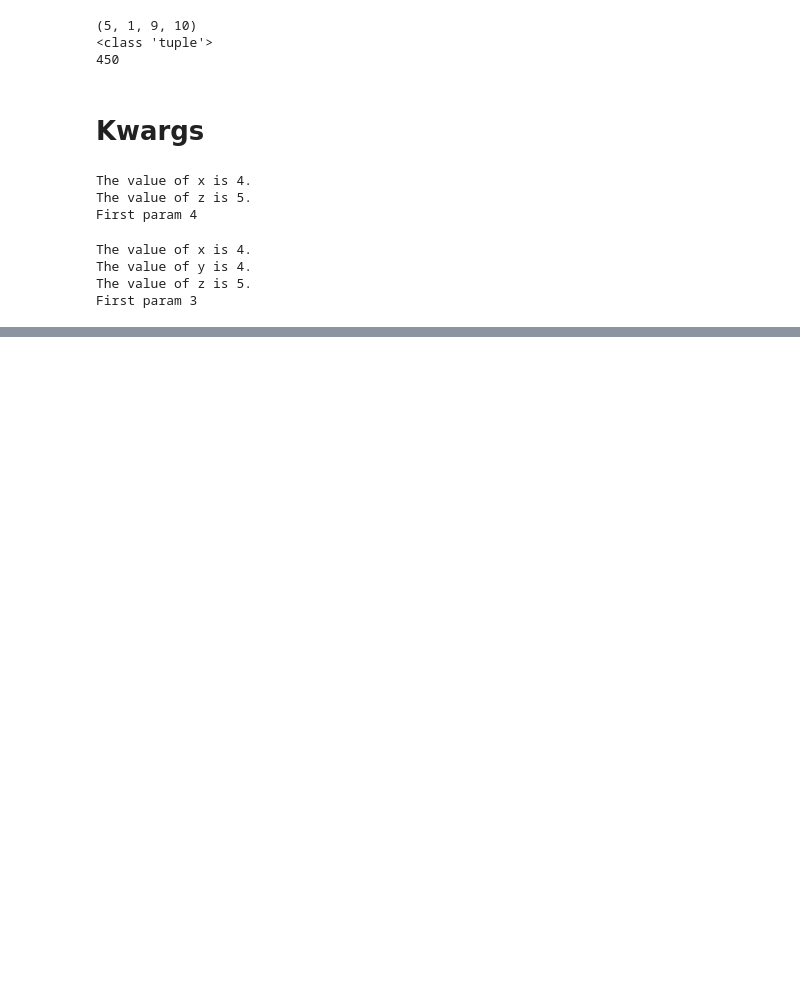
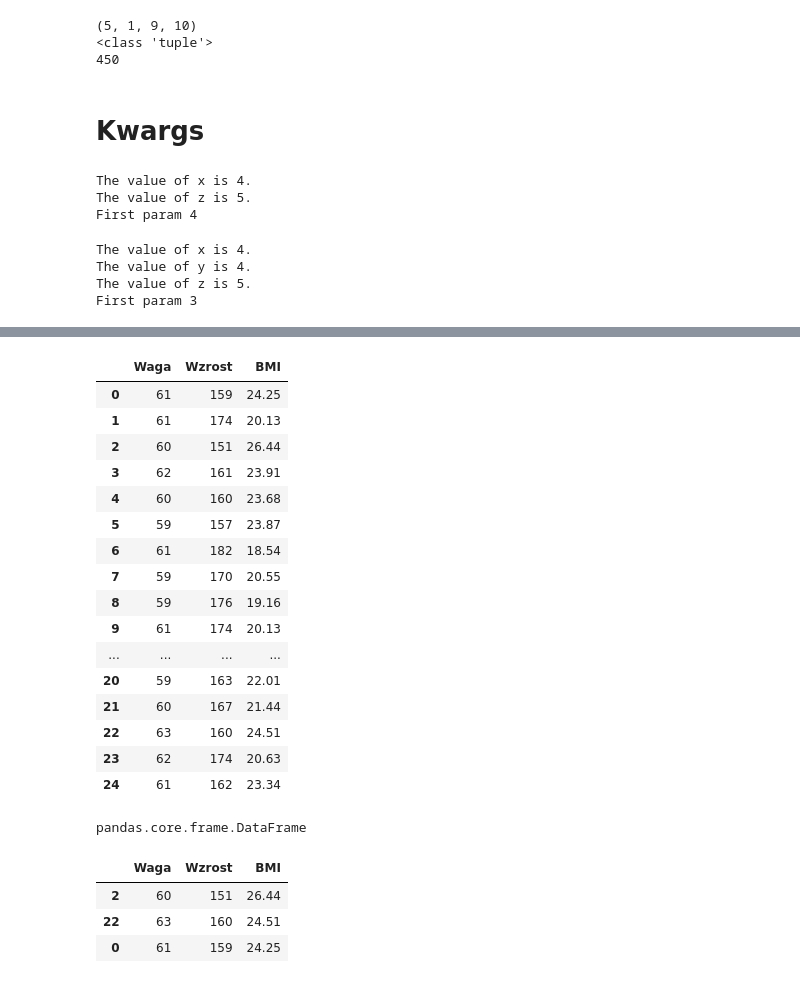
Before and after one commit to rudziakk/sages_17112018, a Jupyter notebook: Pandas_18112018.ipynb, the cells around one changed output, grey strips where cells are left out. Cells and saved outputs as stored; diff of their text form; code cells hidden in the pictures; blank space fills up the shorter version.

```diff
--- a/Pandas_18112018.ipynb
+++ b/Pandas_18112018.ipynb
@@ -153,0 +248,2 @@ First param 3
+# %%
+x = "first second third"
@@ -153,0 +427,6 @@ First param 3
+# %%
+wagi = np.random.normal(60, 1.5, 25)
+wzrosty = np.random.normal(168, 6, 25)
+
+print(wagi)
+print(wzrosty)
@@ -153,0 +444,7 @@ First param 3
+# %%
+def bmi(a,b):
+    bmi_lista = []
+    for i in range(len(a)):
+        x = a[i] / (b[i]/100)**2
+        bmi_lista.append(round(x,2))
+    return bmi_lista
@@ -153,0 +455,8 @@ First param 3
+# %%
+waga_seria = Series(wagi, dtype = int)
+wzrost_seria = Series(wzrosty, dtype = int)
+# ramka['col3']  = Series([None, 1, None, -4])
+slownik2 = {'Waga': waga_seria, 'Wzrost': wzrost_seria}
+
+ramka = DataFrame(data=slownik2)
+ramka
@@ -153,0 +481,21 @@ First param 3
+# %%
+ramka['BMI'] = Series(bmi(wagi,wzrosty))
+ramka
+# %% [output]
+|  | Waga | Wzrost | BMI |
+| 0 | 61 | 159 | 24.25 |
+| 1 | 61 | 174 | 20.13 |
+| 2 | 60 | 151 | 26.44 |
+| 3 | 62 | 161 | 23.91 |
+| 4 | 60 | 160 | 23.68 |
+| 5 | 59 | 157 | 23.87 |
+| 6 | 61 | 182 | 18.54 |
+| 7 | 59 | 170 | 20.55 |
+| 8 | 59 | 176 | 19.16 |
+| 9 | 61 | 174 | 20.13 |
+| ... | ... | ... | ... |
+| 20 | 59 | 163 | 22.01 |
+| 21 | 60 | 167 | 21.44 |
+| 22 | 63 | 160 | 24.51 |
+| 23 | 62 | 174 | 20.63 |
+| 24 | 61 | 162 | 23.34 |
@@ -153,0 +504,11 @@ First param 3
+# %%
+type(ramka_top3bmi)
+# %% [output]
+pandas.core.frame.DataFrame
+# %%
+ramka_top3bmi
+# %% [output]
+|  | Waga | Wzrost | BMI |
+| 2 | 60 | 151 | 26.44 |
+| 22 | 63 | 160 | 24.51 |
+| 0 | 61 | 159 | 24.25 |
```
Also changed, not shown: parts of 70 cells of this notebook, 2 other files.
